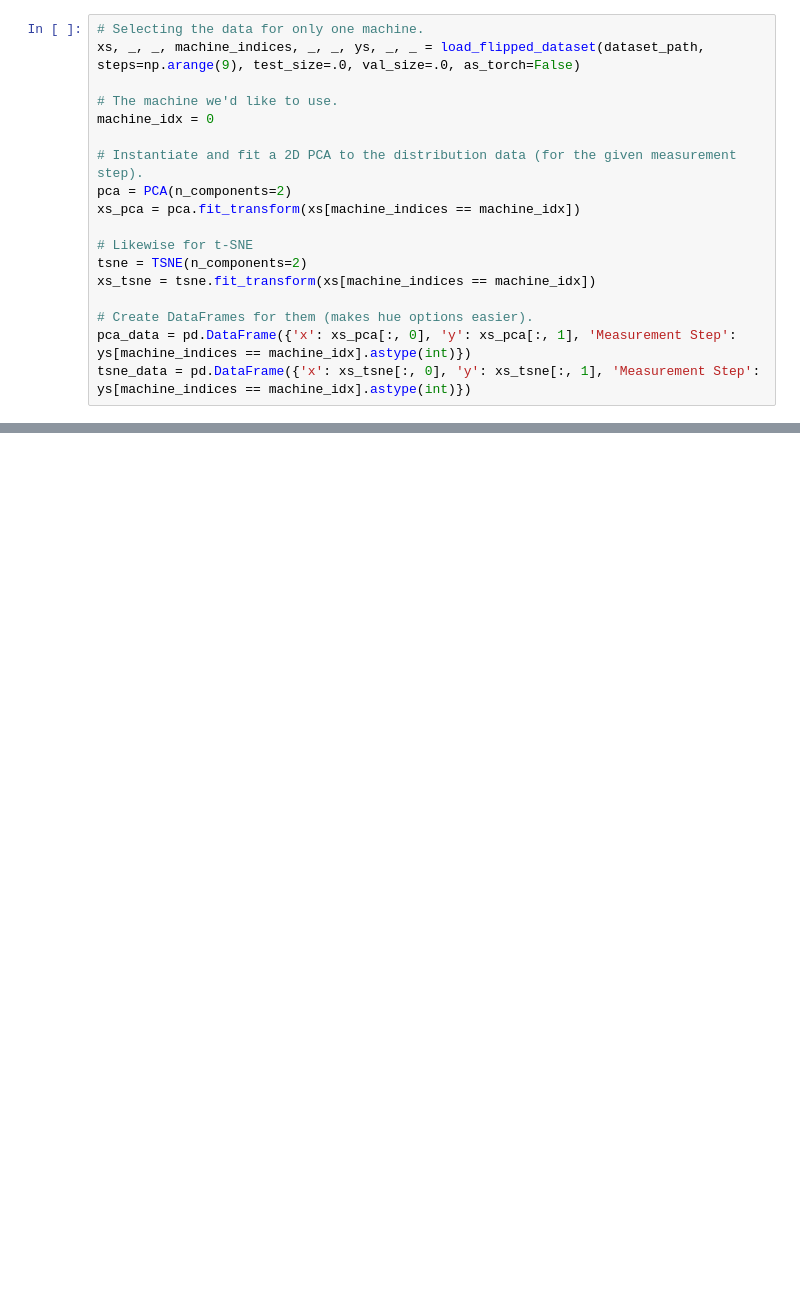
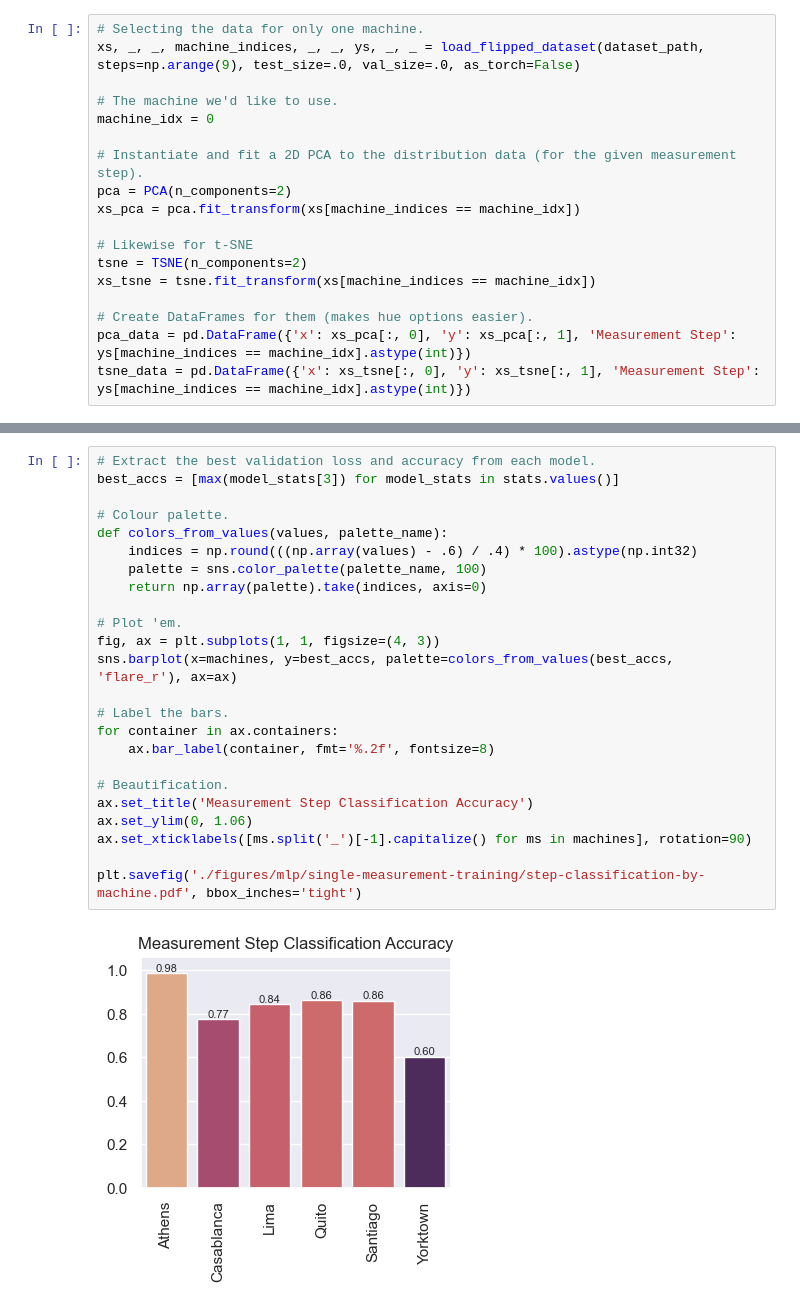
Before and after one commit to BenPrie/quantum-noise-ml, a Jupyter notebook: fingerprint-classifcation.ipynb, the cells around one changed output, grey strips where cells are left out. Drawn from its saved outputs; the diff is of its cells as text; blank space fills up the shorter version.

```diff
--- a/fingerprint-classifcation.ipynb
+++ b/fingerprint-classifcation.ipynb
@@ -623,0 +686,26 @@ plt.savefig('./figures/martina-data-visualisation-by-step-one-machine.pdf', bbox
+# %%
+# Extract the best validation loss and accuracy from each model.
+best_accs = [max(model_stats[3]) for model_stats in stats.values()]
+
+# Colour palette.
+def colors_from_values(values, palette_name):
+    indices = np.round(((np.array(values) - .6) / .4) * 100).astype(np.int32)
+    palette = sns.color_palette(palette_name, 100)
+    return np.array(palette).take(indices, axis=0)
+
+# Plot 'em.
+fig, ax = plt.subplots(1, 1, figsize=(4, 3))
+sns.barplot(x=machines, y=best_accs, palette=colors_from_values(best_accs, 'flare_r'), ax=ax)
+
+# Label the bars.
+for container in ax.containers:
+    ax.bar_label(container, fmt='%.2f', fontsize=8)
+
+# Beautification.
+ax.set_title('Measurement Step Classification Accuracy')
+ax.set_ylim(0, 1.06)
+ax.set_xticklabels([ms.split('_')[-1].capitalize() for ms in machines], rotation=90)
+
+plt.savefig('./figures/mlp/single-measurement-training/step-classification-by-machine.pdf', bbox_inches='tight')
+# %% [output]
+[figure, added]
```
Also changed, not shown: parts of 15 cells of this notebook, 2 other files.
